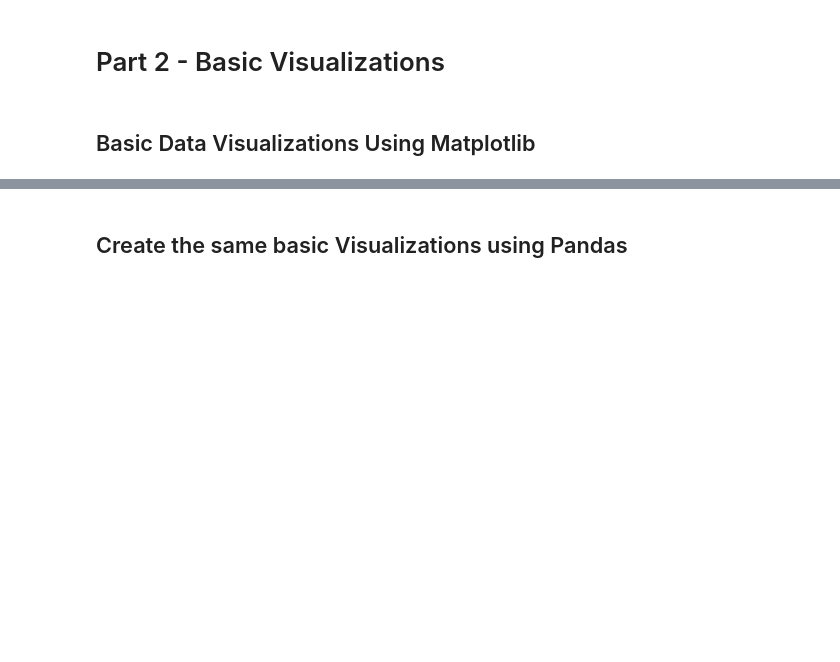
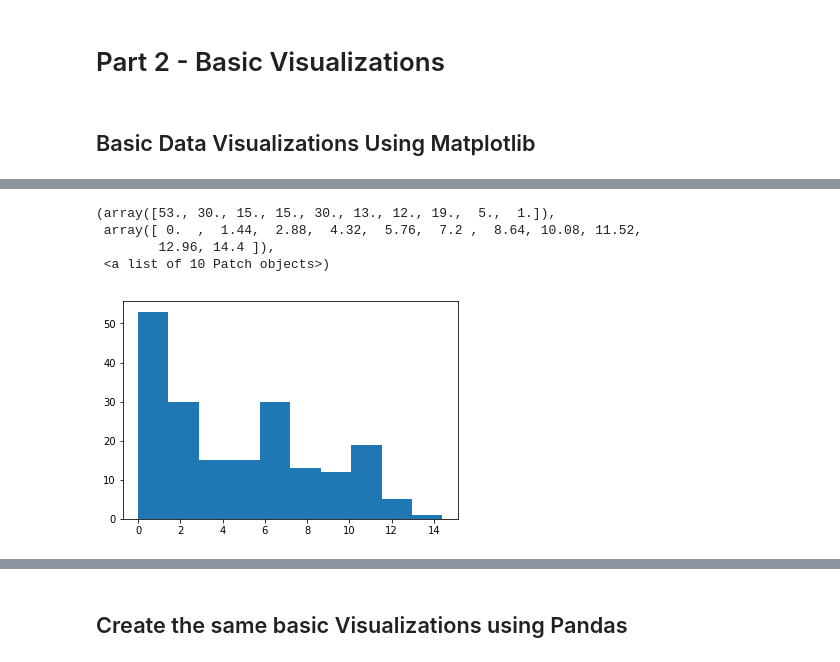
Before and after one commit to ngriggs/DS-Unit-1-Sprint-1-Dealing-With-Data, a Jupyter notebook: module2-loadingdata/LS_DS_112_Loading_Data.ipynb, the cells around one changed output, grey strips where cells are left out. Cells and saved outputs as stored; diff of their text form; code cells hidden in the pictures; blank space fills up the shorter version.

```diff
--- a/module2-loadingdata/LS_DS_112_Loading_Data.ipynb
+++ b/module2-loadingdata/LS_DS_112_Loading_Data.ipynb
@@ -311,2 +324,9 @@ import matplotlib.pyplot as plt
 # %%
 # Histogram
+plt.hist(df.total_litres_of_pure_alcohol)
+# %% [output]
+(array([53., 30., 15., 15., 30., 13., 12., 19.,  5.,  1.]),
+ array([ 0.  ,  1.44,  2.88,  4.32,  5.76,  7.2 ,  8.64, 10.08, 11.52,
+        12.96, 14.4 ]),
+ <a list of 10 Patch objects>)
+[figure, added]
```
Also changed, not shown: parts of 17 cells of this notebook.
